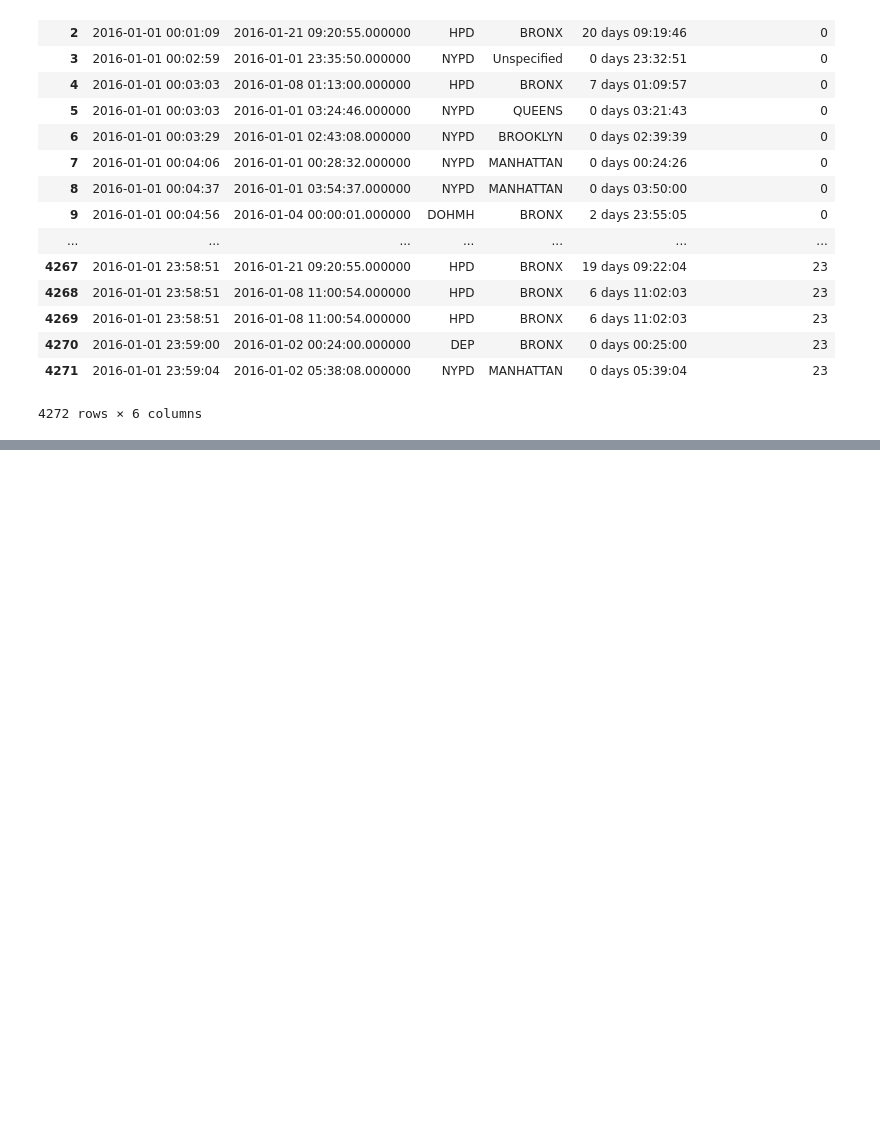
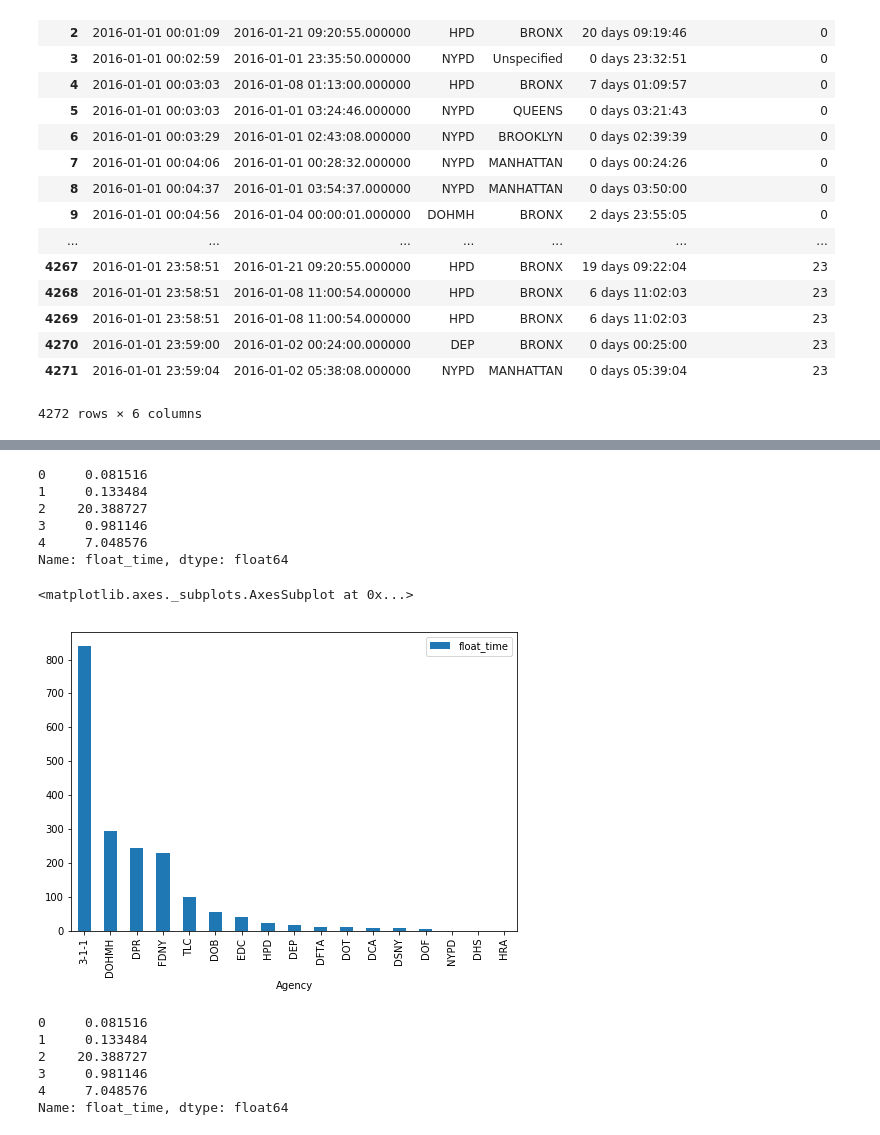
Before and after one commit to ambuilding/Python, a Jupyter notebook: columbiaAnalytics/dataAV/Data processing.ipynb, the cells around one changed output, grey strips where cells are left out. Saved outputs shown, nothing was run; the diff lists cells and outputs as text; code cells hidden in the pictures; blank space fills up the shorter version.

Commit message:
Data processing

```diff
--- a/columbiaAnalytics/dataAV/Data processing.ipynb
+++ b/columbiaAnalytics/dataAV/Data processing.ipynb
@@ -169,0 +177,2 @@ newdata.to_csv('output1.csv')
+# %%
+newdata.loc[:, 'float_time'] =newdata.loc[:, 'processing_time'].apply(lambda x:x/np.timedelta64(1, 'D'))
@@ -169,0 +211,24 @@ newdata.to_csv('output1.csv')
+# %%
+newdata.float_time.head()
+# %% [output]
+0     0.081516
+1     0.133484
+2    20.388727
+3     0.981146
+4     7.048576
+Name: float_time, dtype: float64
+# %%
+grouped = newdata[['float_time','Agency']].groupby('Agency')
+grouped.mean().sort_values('float_time',ascending=False).plot(kind='bar', figsize=(8,5.5))
+# %% [output]
+<matplotlib.axes._subplots.AxesSubplot at 0x...>
+[figure, added]
+# %%
+newdata.float_time.head()
+# %% [output]
+0     0.081516
+1     0.133484
+2    20.388727
+3     0.981146
+4     7.048576
+Name: float_time, dtype: float64
```
Also changed, not shown: parts of 10 cells of this notebook, 2 other files.
